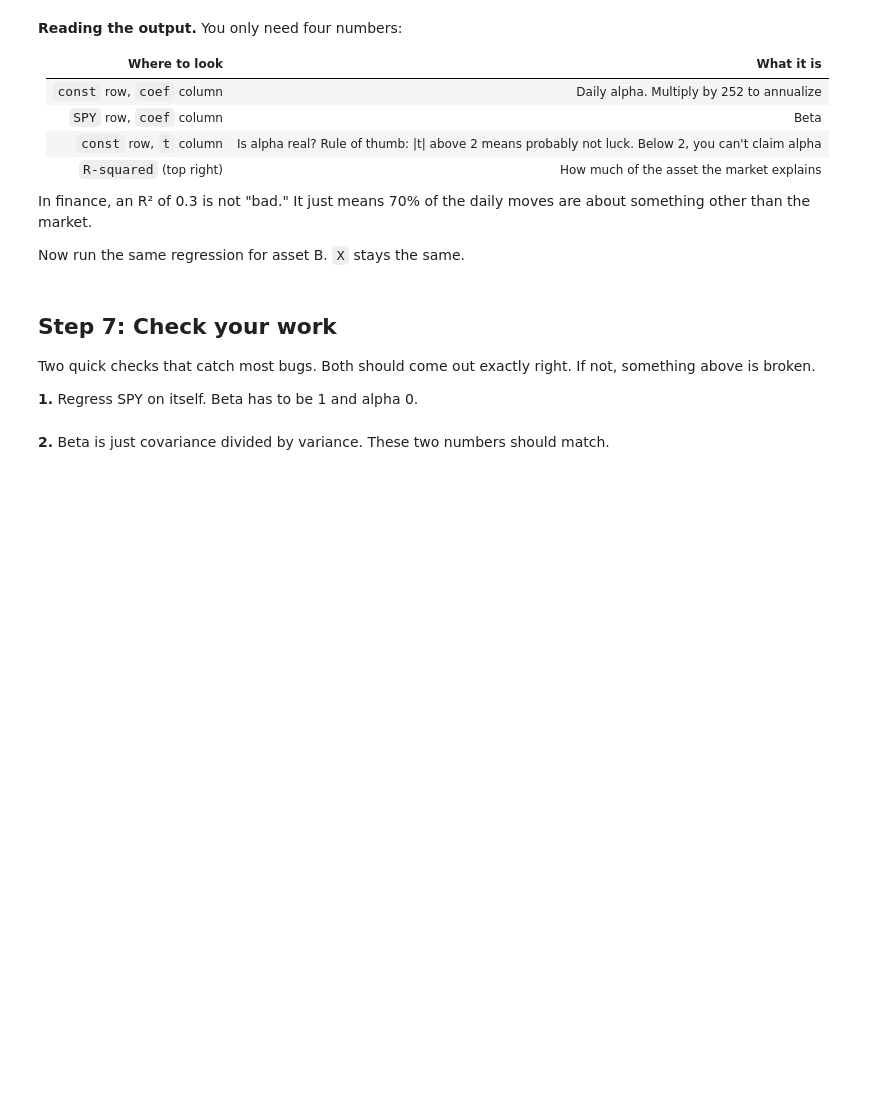
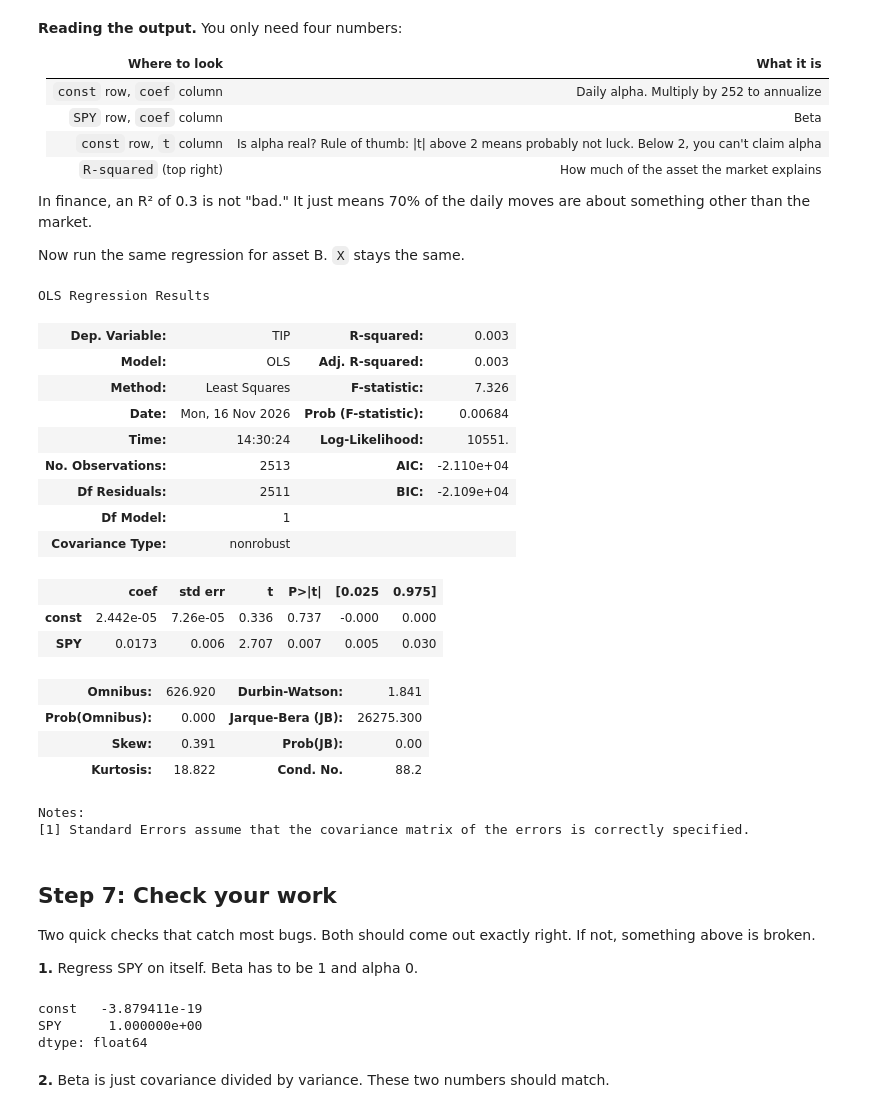
Before and after one commit to nibblettnolia/Quant-Education, a Jupyter notebook: Project-Template/notebooks/week4_RiskAdjusted.ipynb, the cells around one changed output. Cells and saved outputs as stored; diff of their text form; code cells hidden in the pictures; blank space fills up the shorter version.

```diff
--- a/Project-Template/notebooks/week4_RiskAdjusted.ipynb
+++ b/Project-Template/notebooks/week4_RiskAdjusted.ipynb
@@ -125,8 +164,29 @@ In finance, an R² of 0.3 is not "bad." It just means 70% of the daily moves are
 
 Now run the same regression for asset B. `X` stays the same.
 # %%
-fit_B = ___
+fit_B =  sm.add_constant(excess["SPY"])
+fit_B = sm.OLS(excess[B], X).fit()
 fit_B.summary()
+# %% [output]
+OLS Regression Results
+| Dep. Variable: | TIP | R-squared: | 0.003 |
+| Model: | OLS | Adj. R-squared: | 0.003 |
+| Method: | Least Squares | F-statistic: | 7.326 |
+| Date: | Mon, 16 Nov 2026 | Prob (F-statistic): | 0.00684 |
+| Time: | 14:30:24 | Log-Likelihood: | 10551. |
+| No. Observations: | 2513 | AIC: | -2.110e+04 |
+| Df Residuals: | 2511 | BIC: | -2.109e+04 |
+| Df Model: | 1 |  |  |
+| Covariance Type: | nonrobust |  |  |
+|  | coef | std err | t | P>|t| | [0.025 | 0.975] |
+| const | 2.442e-05 | 7.26e-05 | 0.336 | 0.737 | -0.000 | 0.000 |
+| SPY | 0.0173 | 0.006 | 2.707 | 0.007 | 0.005 | 0.030 |
+| Omnibus: | 626.920 | Durbin-Watson: | 1.841 |
+| Prob(Omnibus): | 0.000 | Jarque-Bera (JB): | 26275.300 |
+| Skew: | 0.391 | Prob(JB): | 0.00 |
+| Kurtosis: | 18.822 | Cond. No. | 88.2 |
+Notes:
+[1] Standard Errors assume that the covariance matrix of the errors is correctly specified.
 # %% [markdown]
 ## Step 7: Check your work
 Two quick checks that catch most bugs. Both should come out exactly right. If not, something above is broken.
@@ -134,6 +194,10 @@ Two quick checks that catch most bugs. Both should come out exactly right. If no
 **1.** Regress SPY on itself. Beta has to be 1 and alpha 0.
 # %%
 sm.OLS(excess["SPY"], X).fit().params
+# %% [output]
+const   -3.879411e-19
+SPY      1.000000e+00
+dtype: float64
 # %% [markdown]
 **2.** Beta is just covariance divided by variance. These two numbers should match.
 # %%
```
Also changed, not shown: parts of 12 cells of this notebook.
